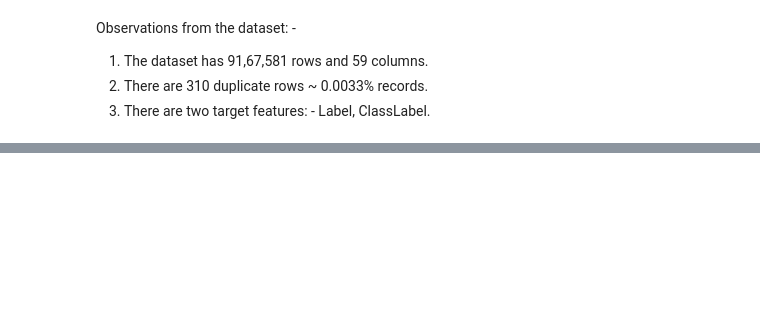
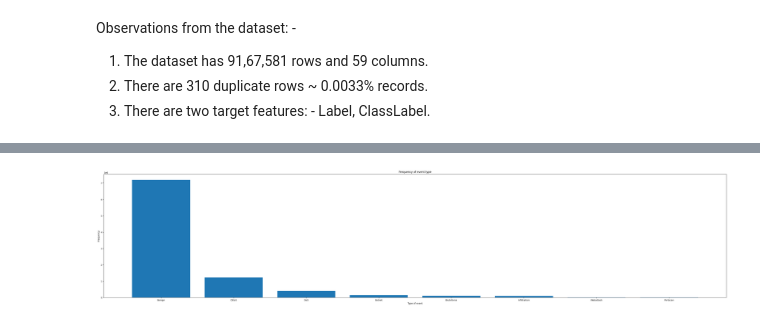
Before and after one commit to taruchit/BITS_dissertation, a Jupyter notebook: Analysis_of_Datasets/cic.ipynb, the cells around one changed output, grey strips where cells are left out. Saved outputs shown, nothing was run; the diff lists cells and outputs as text; code cells hidden in the pictures; blank space fills up the shorter version.

```diff
--- a/Analysis_of_Datasets/cic.ipynb
+++ b/Analysis_of_Datasets/cic.ipynb
@@ -106,0 +139,12 @@ Observations from the dataset: -
+# %%
+classlabel_count=cic_df['ClassLabel'].value_counts()
+f = plt.figure()
+f.set_figwidth(50)
+f.set_figheight(10)
+plt.bar(classlabel_count.index, classlabel_count.values)
+plt.xlabel('Type of event')
+plt.ylabel('Frequency')
+plt.title('Frequency of event type')
+plt.show()
+# %% [output]
+[figure, added]
```
Also changed, not shown: parts of 5 cells of this notebook.
